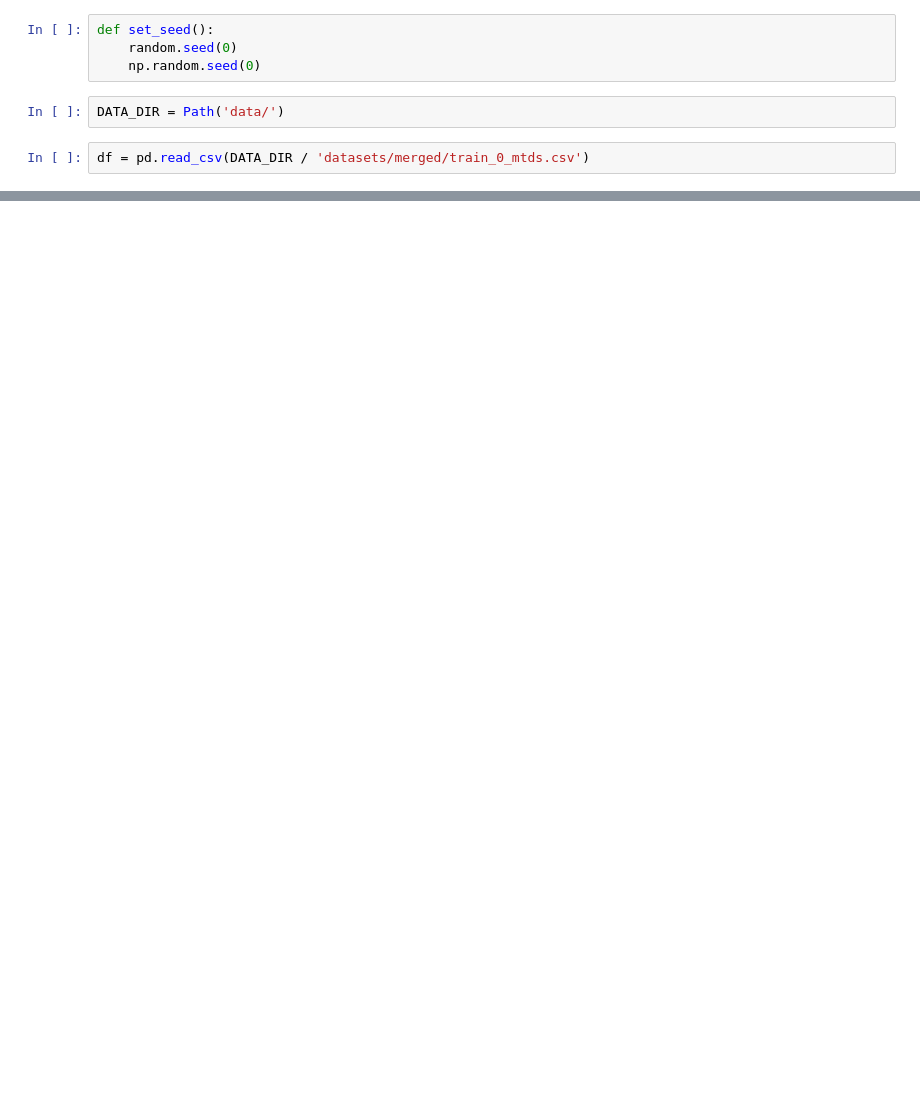
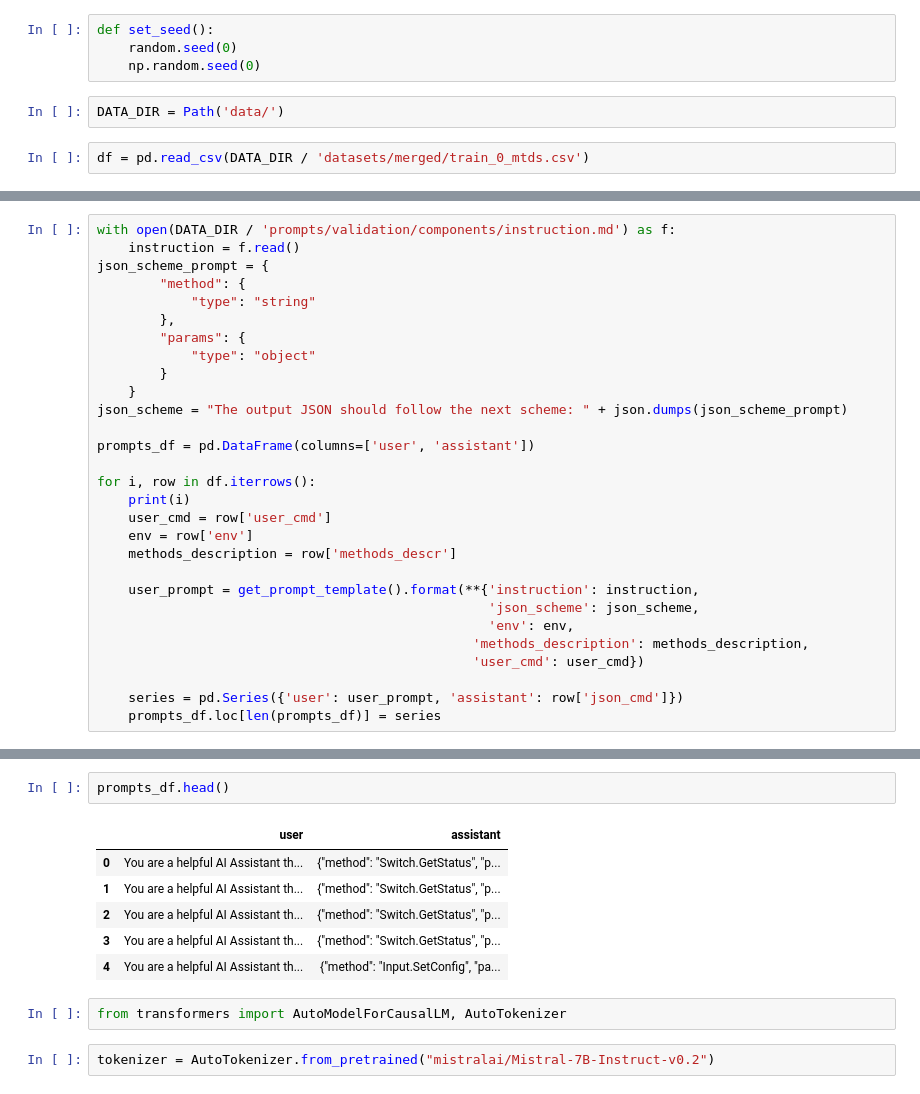
Before and after one commit to viktorpovazhuk/home_assistant_llm, a Jupyter notebook: eda.ipynb, the cells around one changed output, grey strips where cells are left out. Drawn from its saved outputs; the diff is of its cells as text; blank space fills up the shorter version.

```diff
--- a/eda.ipynb
+++ b/eda.ipynb
@@ -29,0 +57,29 @@ df = pd.read_csv(DATA_DIR / 'datasets/merged/train_0_mtds.csv')
+# %%
+with open(DATA_DIR / 'prompts/validation/components/instruction.md') as f:
+    instruction = f.read()
+json_scheme_prompt = {
+        "method": {
+            "type": "string"
+        },
+        "params": {
+            "type": "object"
+        }
+    }
+json_scheme = "The output JSON should follow the next scheme: " + json.dumps(json_scheme_prompt)
+
+prompts_df = pd.DataFrame(columns=['user', 'assistant'])
+
+for i, row in df.iterrows():
+    print(i)
+    user_cmd = row['user_cmd']
+    env = row['env']
+    methods_description = row['methods_descr']
+
+    user_prompt = get_prompt_template().format(**{'instruction': instruction,
+                                                  'json_scheme': json_scheme,
+                                                  'env': env,
+                                                'methods_description': methods_description,
+                                                'user_cmd': user_cmd})
+
+    series = pd.Series({'user': user_prompt, 'assistant': row['json_cmd']})
+    prompts_df.loc[len(prompts_df)] = series
@@ -29,0 +105,13 @@ df = pd.read_csv(DATA_DIR / 'datasets/merged/train_0_mtds.csv')
+# %%
+prompts_df.head()
+# %% [output]
+|  | user | assistant |
+| 0 | You are a helpful AI Assistant th... | {"method": "Switch.GetStatus", "p... |
+| 1 | You are a helpful AI Assistant th... | {"method": "Switch.GetStatus", "p... |
+| 2 | You are a helpful AI Assistant th... | {"method": "Switch.GetStatus", "p... |
+| 3 | You are a helpful AI Assistant th... | {"method": "Switch.GetStatus", "p... |
+| 4 | You are a helpful AI Assistant th... | {"method": "Input.SetConfig", "pa... |
+# %%
+from transformers import AutoModelForCausalLM, AutoTokenizer
+# %%
+tokenizer = AutoTokenizer.from_pretrained("mistralai/Mistral-7B-Instruct-v0.2")
```
Also changed, not shown: parts of 11 cells of this notebook.
